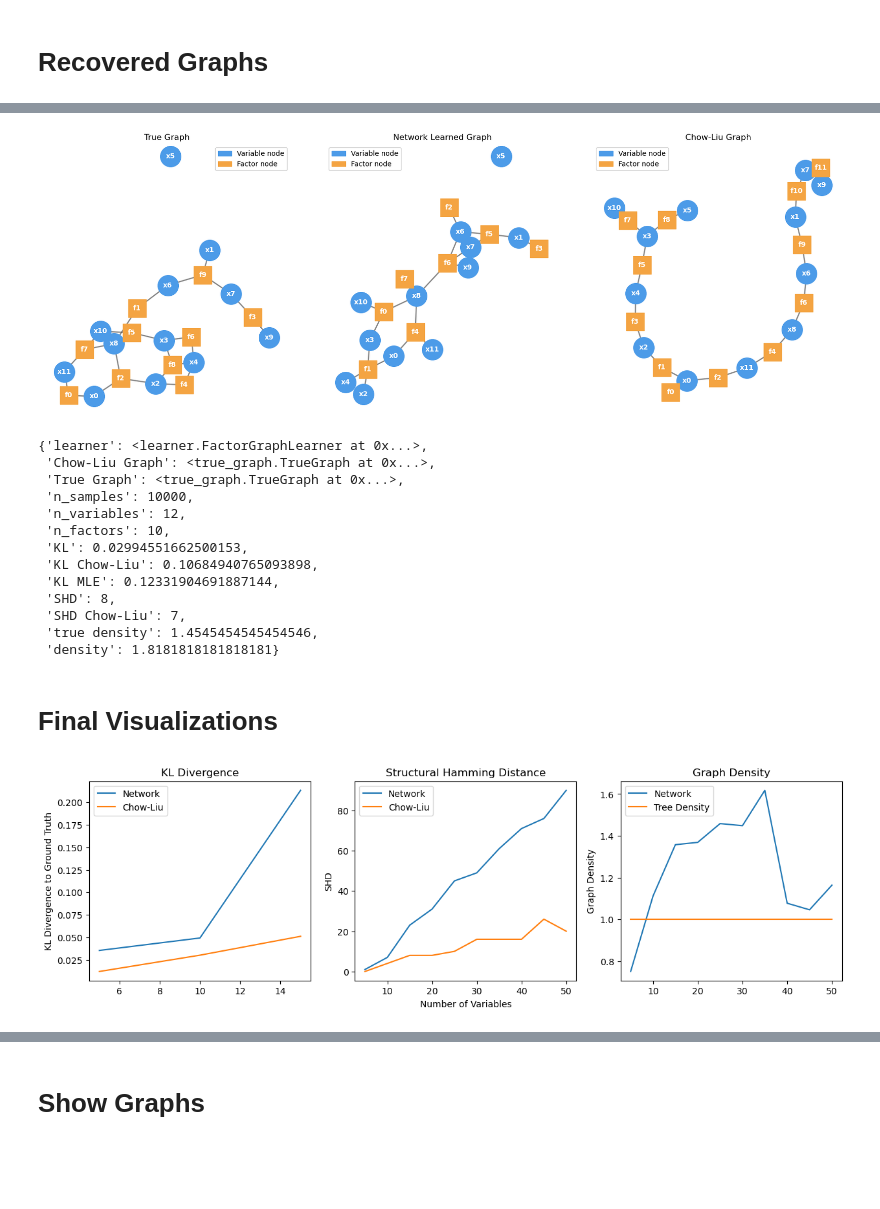
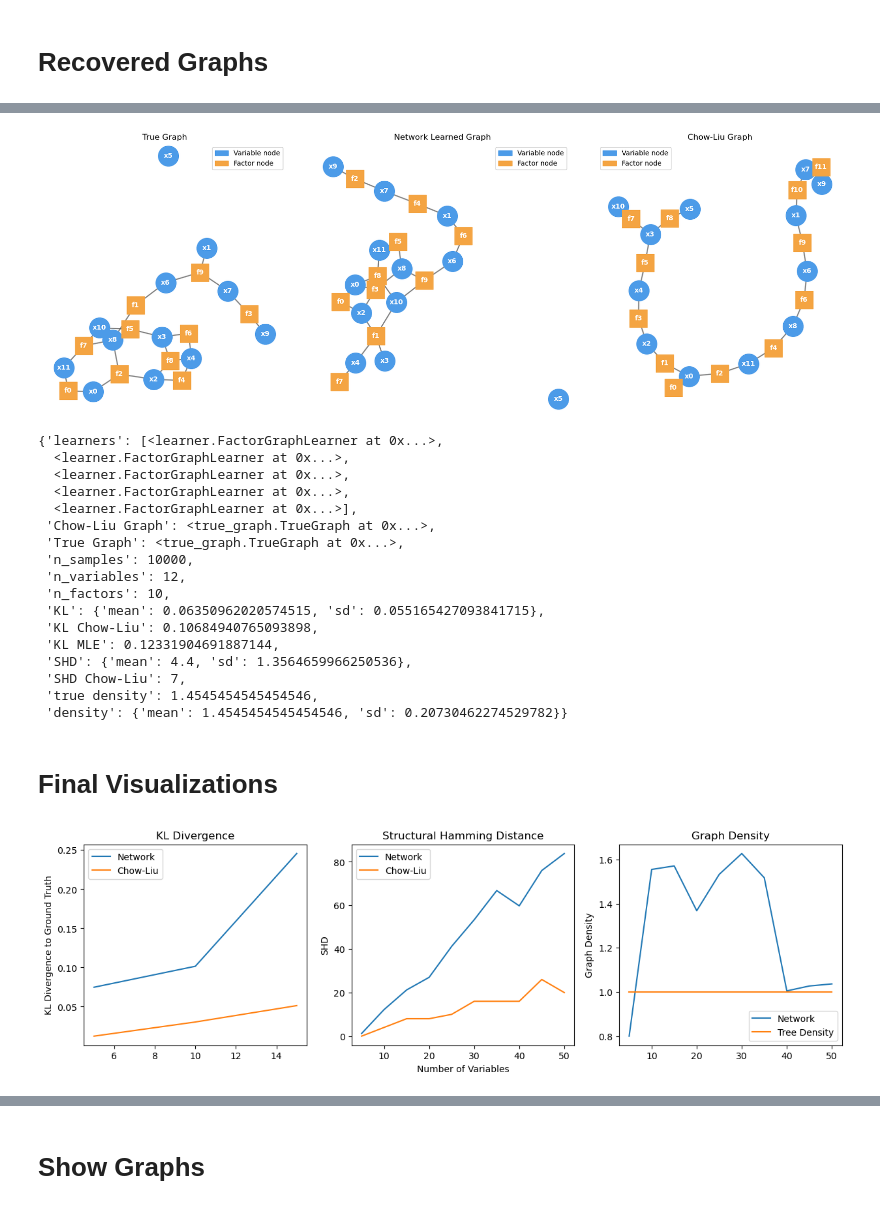
Before and after one commit to AyushBatra01/FG-Structure-NN, a Jupyter notebook: experiments/03_comparison.ipynb, the cells around one changed output, grey strips where cells are left out. Saved outputs shown, nothing was run; the diff lists cells and outputs as text; code cells hidden in the pictures; blank space fills up the shorter version.

```diff
--- a/experiments/03_comparison.ipynb
+++ b/experiments/03_comparison.ipynb
@@ -169,9 +182,9 @@ def learner_to_graph(lrn):
     g = TrueGraph(n=lrn.network.n_vars, factors=factors)
     return g
 # %%
-def show_graphs(result, seed_true=1, seed_lrn=1, seed_cl=1, size=6, savefig=False, path=""):
+def show_graphs(result, index=0, seed_true=1, seed_lrn=1, seed_cl=1, size=6, savefig=False, path=""):
     true_graph = result['True Graph']
-    lrn = result['learner']
+    lrn = result['learners'][index]
     cl = result['Chow-Liu Graph']
 
     fig, axs = plt.subplots(1,3, figsize=(3*size,size))
@@ -242,21 +270,25 @@ results_trees[1]
 # %%
-show_graphs(results_samples[-1], 2, 2, 2)
+show_graphs(results_samples[-1], seed_true=2, seed_lrn=4, seed_cl=2)
 results_samples[-1]
 # %% [output]
-[figure, old version]
+[figure, new version]
-{'learner': <learner.FactorGraphLearner at 0x...>,
+{'learners': [<learner.FactorGraphLearner at 0x...>,
+  <learner.FactorGraphLearner at 0x...>,
+  <learner.FactorGraphLearner at 0x...>,
+  <learner.FactorGraphLearner at 0x...>,
+  <learner.FactorGraphLearner at 0x...>],
  'Chow-Liu Graph': <true_graph.TrueGraph at 0x...>,
  'True Graph': <true_graph.TrueGraph at 0x...>,
  'n_samples': 10000,
  'n_variables': 12,
  'n_factors': 10,
- 'KL': 0.02994551662500153,
+ 'KL': {'mean': 0.06350962020574515, 'sd': 0.055165427093841715},
  'KL Chow-Liu': 0.10684940765093898,
  'KL MLE': 0.12331904691887144,
- 'SHD': 8,
+ 'SHD': {'mean': 4.4, 'sd': 1.3564659966250536},
  'SHD Chow-Liu': 7,
  'true density': 1.4545454545454546,
- 'density': 1.8181818181818181}
+ 'density': {'mean': 1.4545454545454546, 'sd': 0.20730462274529782}}
 # %% [markdown]
 # Final Visualizations
 # %%
@@ -267,14 +307,15 @@ def extract_metric(results, x):
 
 fig, axs = plt.subplots(1,3,figsize=(15,4))
 
-axs[0].plot(extract_metric(results_trees, 'n_variables'), extract_metric(results_trees, 'KL'), label = "Network")
-axs[0].plot(extract_metric(results_trees, 'n_variables'), extract_metric(results_trees, 'KL Chow-Liu'), label = "Chow-Liu")
+plot_metric(results_trees, 'n_variables', 'KL', axs[0], label="Network")
+plot_metric(results_trees, 'n_variables', 'KL Chow-Liu', axs[0], label="Chow-Liu")
 
-axs[1].plot(extract_metric(results_trees, 'n_variables'), extract_metric(results_trees, 'SHD'), label = "Network")
-axs[1].plot(extract_metric(results_trees, 'n_variables'), extract_metric(results_trees, 'SHD Chow-Liu'), label = "Chow-Liu")
+plot_metric(results_trees, 'n_variables', 'SHD', axs[1], label="Network")
+plot_metric(results_trees, 'n_variables', 'SHD Chow-Liu', axs[1], label="Chow-Liu")
 
-axs[2].plot(extract_metric(results_trees, 'n_variables'), extract_metric(results_trees, 'density'), label = "Network")
-axs[2].plot(extract_metric(results_trees, 'n_variables'), extract_metric(results_trees, 'true density'), label = "Tree Density")
+plot_metric(results_trees, 'n_variables', 'density', axs[2], label="Network")
+plot_metric(results_trees, 'n_variables', 'true density', axs[2], label="Tree Density")
+
 
 axs[0].set_ylabel("KL Divergence to Ground Truth")
 axs[0].set_title("KL Divergence")
@@ -292,7 +333,7 @@ axs[2].legend()
 # plt.savefig('../img/comp_tree.png')
 plt.show()
 # %% [output]
-[figure, old version]
+[figure, new version]
 # %%
 # Graph with varying density
 
```
Also changed, not shown: parts of 19 cells of this notebook, 4 other files.
